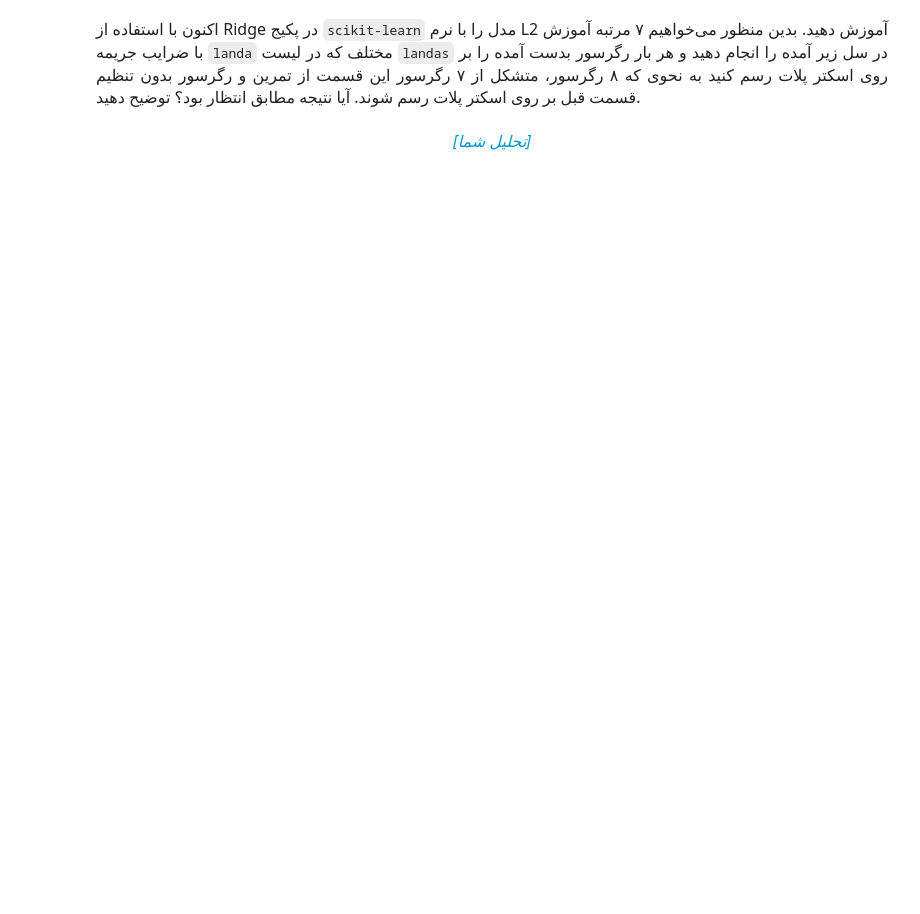
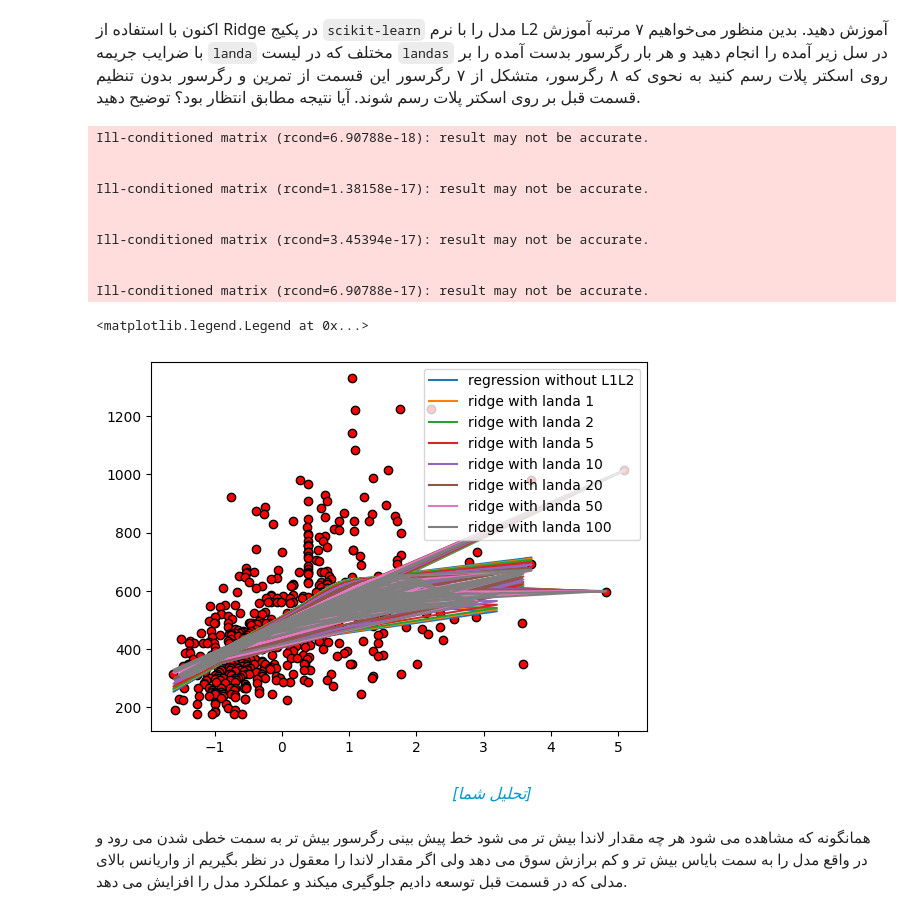
Before and after one commit to pou008/regression, a Jupyter notebook: Regression/regression.ipynb, the cells around one changed output. Saved outputs shown, nothing was run; the diff lists cells and outputs as text; code cells hidden in the pictures; blank space fills up the shorter version.

Commit message:
using landa to avoid overfitting

```diff
--- a/Regression/regression.ipynb
+++ b/Regression/regression.ipynb
@@ -829,6 +843,10 @@ plt.show()
 </p>
 # %%
 #X.shape = (545,)
+x = df['area']
+x = (x - x.mean()) / x.std()
+# %%
+x = x.to_numpy()
 # %% [markdown]
 <p dir=rtl style="direction: rtl;text-align: justify;line-height:200%;font-family:vazir;font-size:medium">
 <font face="vazir" size=3>
@@ -837,7 +855,10 @@ plt.show()
 </p>
 # %%
 from sklearn.preprocessing import PolynomialFeatures
-# TO-DO
+
+polyReg = PolynomialFeatures(degree= 12)
+
+X_pol = polyReg.fit_transform(x.reshape(-1,1))
 # %% [markdown]
 <p dir=rtl style="direction: rtl;text-align: justify;line-height:200%;font-family:vazir;font-size:medium">
 <font face="vazir" size=3>
@@ -846,4 +867,7 @@ from sklearn.preprocessing import PolynomialFeatures
 </p>
 # %%
 from sklearn.linear_model import LinearRegression
-# TO-DO
+
+lr = LinearRegression()
+
+lr.fit(X_pol, y)
@@ -921,10 +961,40 @@ $$\frac{\partial J(\theta)}{\partial\theta_{j}} = \frac{1}{m} X^T(h-y) + \frac{\
   بدین منظور می‌خواهیم ۷ مرتبه آموزش با ضرایب جریمه <code>landa</code> مختلف که در لیست <code>landas</code> در سل زیر آمده را انجام دهید و هر بار رگرسور بدست آمده را بر روی اسکتر پلات رسم کنید به نحوی که ۸ رگرسور، متشکل از ۷ رگرسور این قسمت از تمرین و رگرسور بدون تنظیم قسمت قبل بر روی اسکتر پلات رسم شوند.
   آیا نتیجه مطابق انتظار بود؟ توضیح دهید.</p>
 # %%
+#plotting the standard x(area) and price of it
+plt.scatter(x, y, color= 'red', edgecolors= 'black')
+
+# plotting the poly feature regression
+plt.plot(x, lr.predict(X_pol), label= 'regression without L1L2')
+
 landas = [1,2,5,10,20,50,100]
+# landas = [5]
 from sklearn.linear_model import Ridge
-# TO-DO
+
+for landa in landas:
+    RidgeModel = Ridge(alpha= landa)
+    RidgeModel.fit(X_pol, y)
+    y_ridge_pred = RidgeModel.predict(X_pol)
+    plt.plot(x, y_ridge_pred, label= f'ridge with landa {landa}')
+
+plt.legend()
+plt.legend()
+# %% [output]
+Ill-conditioned matrix (rcond=6.90788e-18): result may not be accurate.
+
+
+Ill-conditioned matrix (rcond=1.38158e-17): result may not be accurate.
+
+
+Ill-conditioned matrix (rcond=3.45394e-17): result may not be accurate.
+
+
+Ill-conditioned matrix (rcond=6.90788e-17): result may not be accurate.
+<matplotlib.legend.Legend at 0x...>
+[figure, added]
 # %% [markdown]
 <p dir=rtl style="direction: rtl;text-align: center;line-height:200%;font-family:vazir;font-size:medium;color:#0099cc"><font face="vazir" size=3><i>
 [تحلیل شما]
 </i></font></p>
+# %% [markdown]
+همانگونه که مشاهده می شود هر چه مقدار لاندا بیش تر می شود خط پیش بینی رگرسور بیش تر به سمت خطی شدن می رود و در واقع مدل را به سمت بایاس بیش تر و کم برازش سوق می دهد ولی اگر مقدار لاندا را معقول در نظر بگیریم از واریانس بالای مدلی که در قسمت قبل توسعه دادیم جلوگیری میکند و عملکرد مدل را افزایش می دهد.
```
Also changed, not shown: parts of 5 cells of this notebook.
